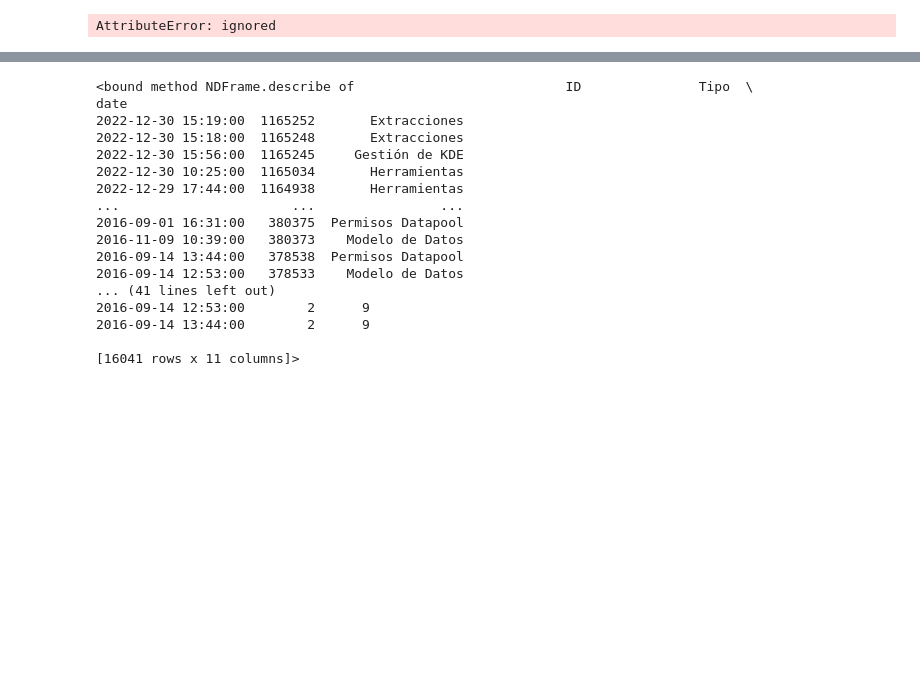
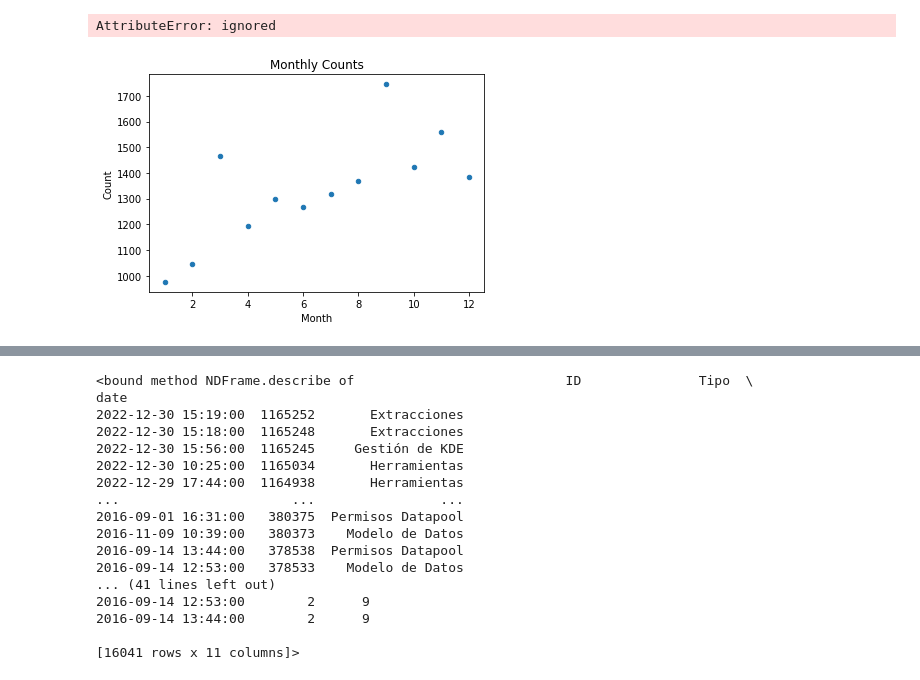
Before and after one commit to jvidorreta/TFG_SDG_JVID, a Jupyter notebook: TFG_SDG_JVID.ipynb, the cells around one changed output, grey strips where cells are left out. Drawn from its saved outputs; the diff is of its cells as text; code cells hidden in the pictures; blank space fills up the shorter version.

```diff
--- a/TFG_SDG_JVID.ipynb
+++ b/TFG_SDG_JVID.ipynb
@@ -212,6 +212,16 @@ df.set_index('date',inplace=True)
 # %%
 
 monthly_counts = df.groupby('month').size().reset_index(name='count')
+# %%
+monthly_counts.plot(x='month', y='count', kind='scatter')
+
+plt.xlabel('Month')
+plt.ylabel('Count')
+plt.title('Monthly Counts')
+
+plt.show()
+# %% [output]
+[figure, added]
 # %%
 yearly_counts = df.groupby('Year').size().reset_index(name='count')
 # %%
```
Also changed, not shown: parts of 8 cells of this notebook.
